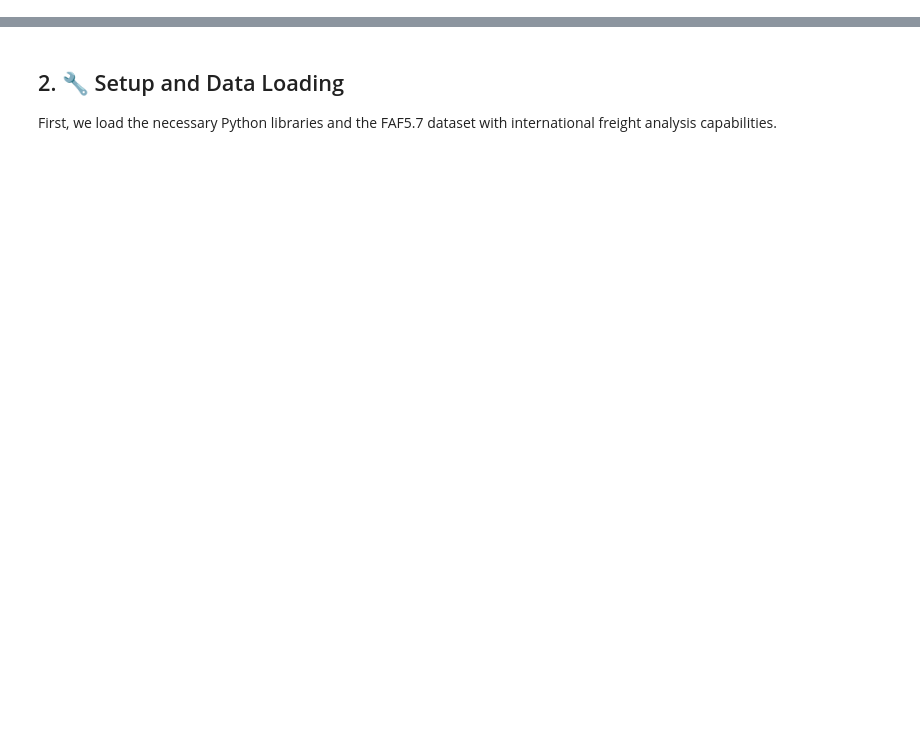
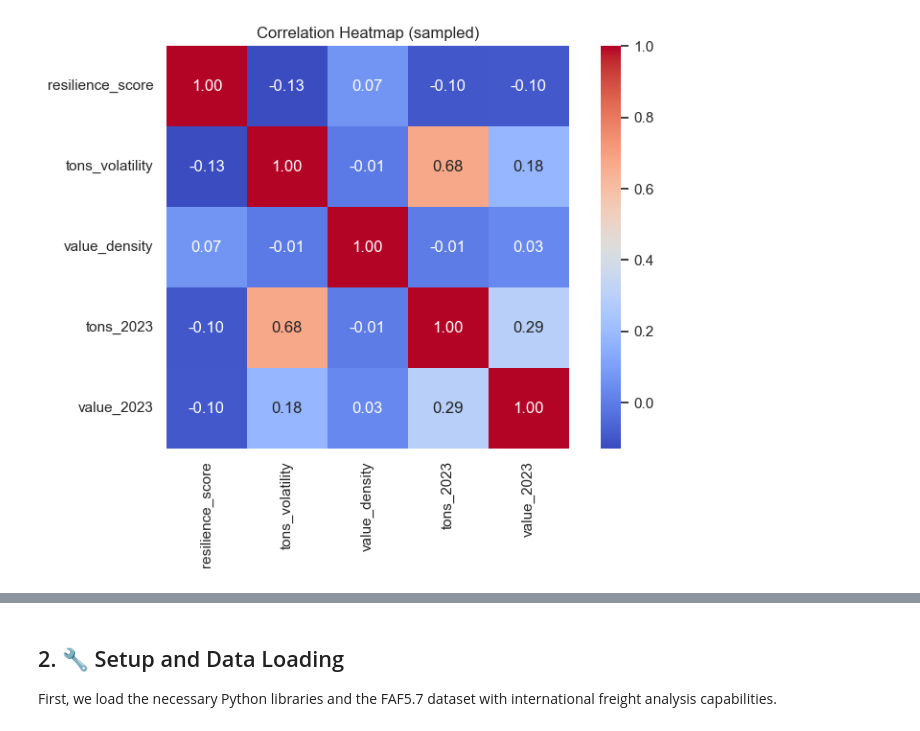
Before and after one commit to Mitchell-MC/capstone-supply-chain-analysis, a Jupyter notebook: Supply_Chain_Volatility_Intl.ipynb, the cells around one changed output, grey strips where cells are left out. Drawn from its saved outputs; the diff is of its cells as text; code cells hidden in the pictures; blank space fills up the shorter version.

```diff
--- a/Supply_Chain_Volatility_Intl.ipynb
+++ b/Supply_Chain_Volatility_Intl.ipynb
@@ -27,0 +552,19 @@ The geopolitical and climate-related disruptions of recent years have made **sup
+# %%
+# ============================================================================
+# VISUALS: Correlation heatmap of key numeric features (sampled)
+# ============================================================================
+if 'international_df' in globals():
+    num_cols = [
+        c for c in ['resilience_score','tons_volatility','value_density','efficiency_ratio','tons_2023','value_2023']
+        if c in international_df.columns
+    ]
+    if len(num_cols) >= 2:
+        smp = international_df.sample(n=min(25_000, len(international_df)), random_state=42)
+        corr = smp[num_cols].corr()
+        plt.figure(figsize=(8, 6))
+        sns.heatmap(corr, annot=True, fmt='.2f', cmap='coolwarm', square=True)
+        plt.title('Correlation Heatmap (sampled)')
+        plt.tight_layout()
+        plt.show()
+# %% [output]
+[figure, added]
```
Also changed, not shown: parts of 44 cells of this notebook, 26 other files.
